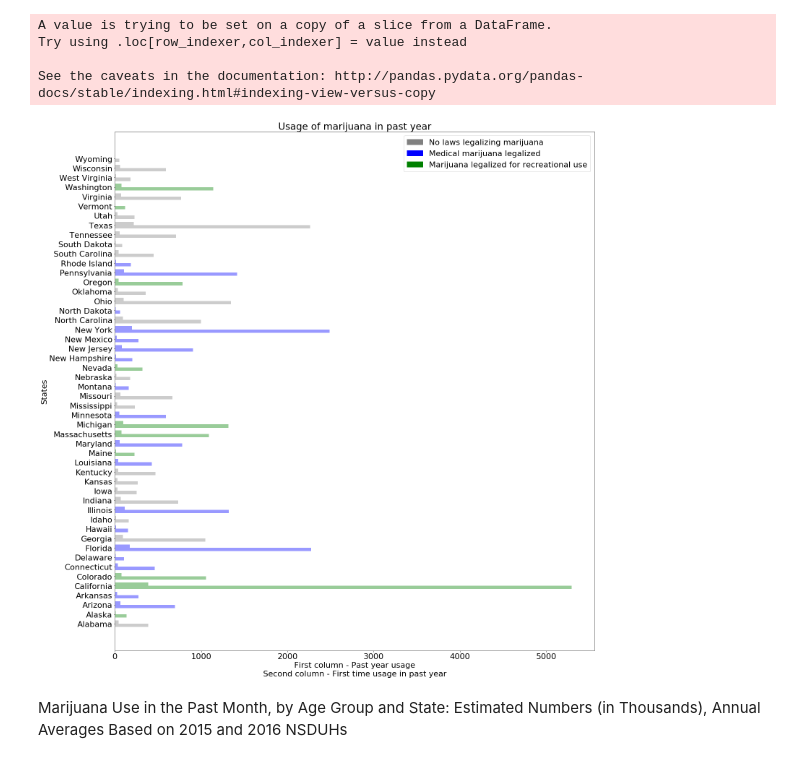
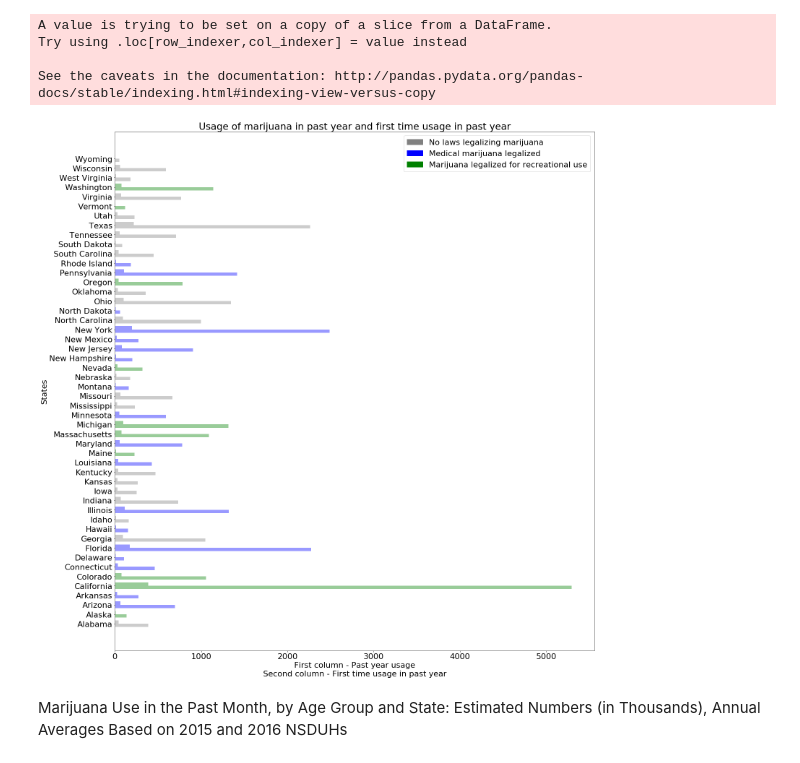
Before and after one commit to st-rom/dataprocessing_project, a Jupyter notebook: project/Project.ipynb, the cells around one changed output. Saved outputs shown, nothing was run; the diff lists cells and outputs as text; code cells hidden in the pictures.

```diff
--- a/project/Project.ipynb
+++ b/project/Project.ipynb
@@ -236,35 +237,35 @@ opacity = 0.4
 error_config = {'ecolor': '0.3'}
 
 rects1 = ax.barh(index, means1, bar_width,
                 alpha=opacity, color=colors, error_kw=error_config,
                 label='Past year')
 
 rects2 = ax.barh(index + bar_width, means2, bar_width,
                 alpha=opacity, color=colors, error_kw=error_config,
                 label='First usage')
 
 ax.set_ylabel('States')
 ax.set_xlabel("First column - Past year usage\nSecond column - First time usage in past year")
-ax.set_title('Usage of marijuana in past year')
+ax.set_title('Usage of marijuana in past year and first time usage in past year')
 ax.set_yticks(index + bar_width / 2)
 ax.set_yticklabels(states)
 #ax.legend()
 
 ax.legend(handles=[grey_patch, blue_patch, green_patch])
 plt.rcParams.update({'font.size': 22})
 
 # spos = Slider(axpos, 'Pos', 0.1, 90.0)
 # def update(val):
 #     pos = spos.val
 #     ax.axis([pos,pos+10,-1,1])
 #     fig.canvas.draw_idle()
 
 # spos.on_changed(update)
 
 fig.tight_layout()
 plt.show()
 # %% [output]
-[figure, old version]
+[figure, new version]
 # %% [markdown]
 Marijuana Use in the Past Month, by Age Group and State: Estimated Numbers (in Thousands), Annual Averages Based on 2015 and 2016 NSDUHs
 # %%
```
Also changed, not shown: parts of 14 cells of this notebook.
